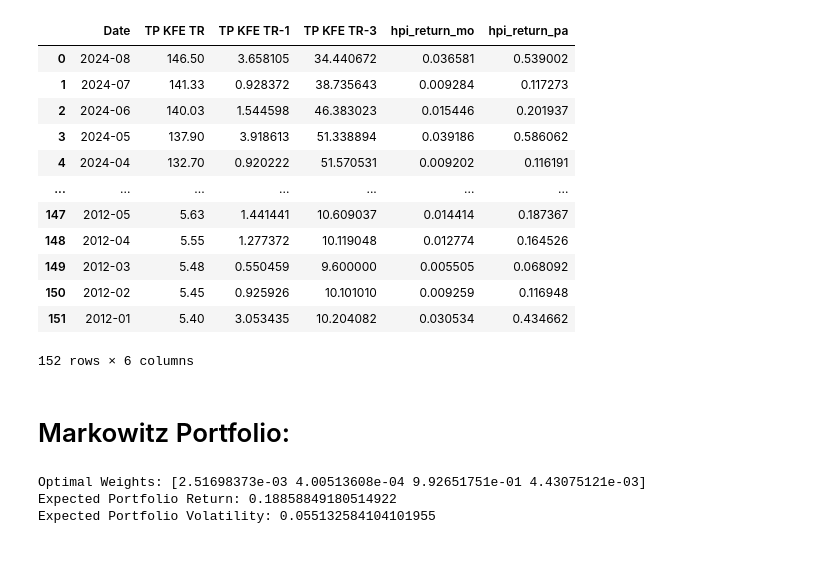
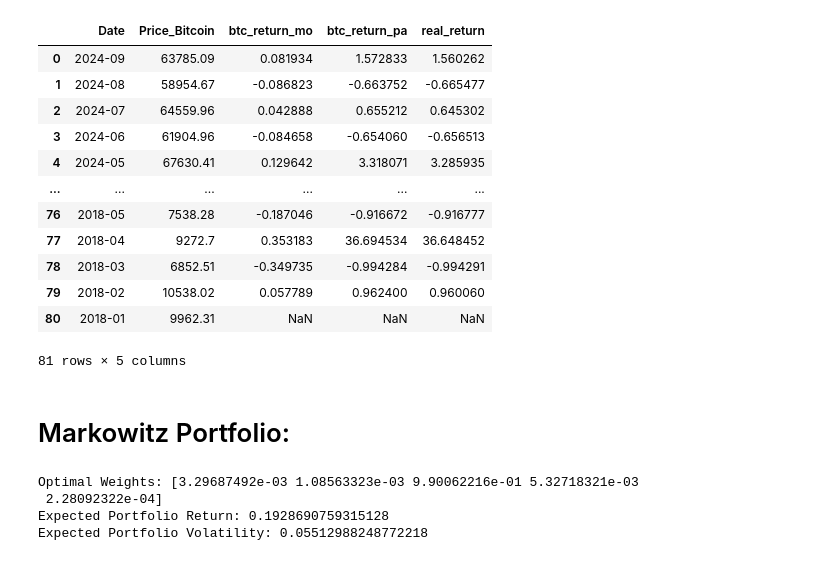
Before and after one commit to denis-lasser/hedging-against-turkish-inflation, a Jupyter notebook: notebooks/Markowitz.ipynb, the cells around one changed output. Saved outputs shown, nothing was run; the diff lists cells and outputs as text; code cells hidden in the pictures.

```diff
--- a/notebooks/Markowitz.ipynb
+++ b/notebooks/Markowitz.ipynb
@@ -35,3 +36,4 @@ df_stock = pd.read_sql_query("SELECT * from STOCKEX", conn)
 df_gold = pd.read_sql_query("SELECT * from GOLD", conn)
 df_bond = pd.read_sql_query("SELECT * from BOND", conn)
 df_hpi = pd.read_sql_query("SELECT * from HPI", conn)
+df_btc = pd.read_sql_query("SELECT * from BTC", conn)
@@ -90,19 +56,19 @@ df_bond
 # %%
-df_hpi
+df_btc
 # %% [output]
-|  | Date | TP KFE TR | TP KFE TR-1 | TP KFE TR-3 | hpi_return_mo | hpi_return_pa |
-| 0 | 2024-08 | 146.50 | 3.658105 | 34.440672 | 0.036581 | 0.539002 |
-| 1 | 2024-07 | 141.33 | 0.928372 | 38.735643 | 0.009284 | 0.117273 |
-| 2 | 2024-06 | 140.03 | 1.544598 | 46.383023 | 0.015446 | 0.201937 |
-| 3 | 2024-05 | 137.90 | 3.918613 | 51.338894 | 0.039186 | 0.586062 |
-| 4 | 2024-04 | 132.70 | 0.920222 | 51.570531 | 0.009202 | 0.116191 |
-| ... | ... | ... | ... | ... | ... | ... |
-| 147 | 2012-05 | 5.63 | 1.441441 | 10.609037 | 0.014414 | 0.187367 |
-| 148 | 2012-04 | 5.55 | 1.277372 | 10.119048 | 0.012774 | 0.164526 |
-| 149 | 2012-03 | 5.48 | 0.550459 | 9.600000 | 0.005505 | 0.068092 |
-| 150 | 2012-02 | 5.45 | 0.925926 | 10.101010 | 0.009259 | 0.116948 |
-| 151 | 2012-01 | 5.40 | 3.053435 | 10.204082 | 0.030534 | 0.434662 |
+|  | Date | Price_Bitcoin | btc_return_mo | btc_return_pa | real_return |
+| 0 | 2024-09 | 63785.09 | 0.081934 | 1.572833 | 1.560262 |
+| 1 | 2024-08 | 58954.67 | -0.086823 | -0.663752 | -0.665477 |
+| 2 | 2024-07 | 64559.96 | 0.042888 | 0.655212 | 0.645302 |
+| 3 | 2024-06 | 61904.96 | -0.084658 | -0.654060 | -0.656513 |
+| 4 | 2024-05 | 67630.41 | 0.129642 | 3.318071 | 3.285935 |
+| ... | ... | ... | ... | ... | ... |
+| 76 | 2018-05 | 7538.28 | -0.187046 | -0.916672 | -0.916777 |
+| 77 | 2018-04 | 9272.7 | 0.353183 | 36.694534 | 36.648452 |
+| 78 | 2018-03 | 6852.51 | -0.349735 | -0.994284 | -0.994291 |
+| 79 | 2018-02 | 10538.02 | 0.057789 | 0.962400 | 0.960060 |
+| 80 | 2018-01 | 9962.31 | NaN | NaN | NaN |
-152 rows × 6 columns
+81 rows × 5 columns
 # %% [markdown]
 # Markowitz Portfolio:
 # %%
@@ -145,7 +112,7 @@ def neg_sharpe(weights, expected_returns, cov_matrix, risk_free_rate=0):
 
 constraints = {"type": "eq", "fun": lambda x: np.sum(x) - 1}
 bounds = tuple((0, 1) for _ in range(len(expected_returns)))
-initial_weights = np.array([0.25, 0.25, 0.25, 0.25])
+initial_weights = np.array([0.25, 0.25, 0.25, 0.25, 0.25])
 
 optimized = minimize(neg_sharpe, initial_weights, args=(expected_returns, cov_matrix),
                      method="SLSQP", bounds=bounds, constraints=constraints)
@@ -158,6 +125,7 @@ print("Optimal Weights:", optimal_weights)
 print("Expected Portfolio Return:", portfolio_return)
 print("Expected Portfolio Volatility:", portfolio_volatility)
 # %% [output]
-Optimal Weights: [2.51698373e-03 4.00513608e-04 9.92651751e-01 4.43075121e-03]
-Expected Portfolio Return: 0.18858849180514922
-Expected Portfolio Volatility: 0.055132584104101955
+Optimal Weights: [3.29687492e-03 1.08563323e-03 9.90062216e-01 5.32718321e-03
+ 2.28092322e-04]
+Expected Portfolio Return: 0.1928690759315128
+Expected Portfolio Volatility: 0.05512988248772218
```
Also changed, not shown: parts of 9 cells of this notebook.
